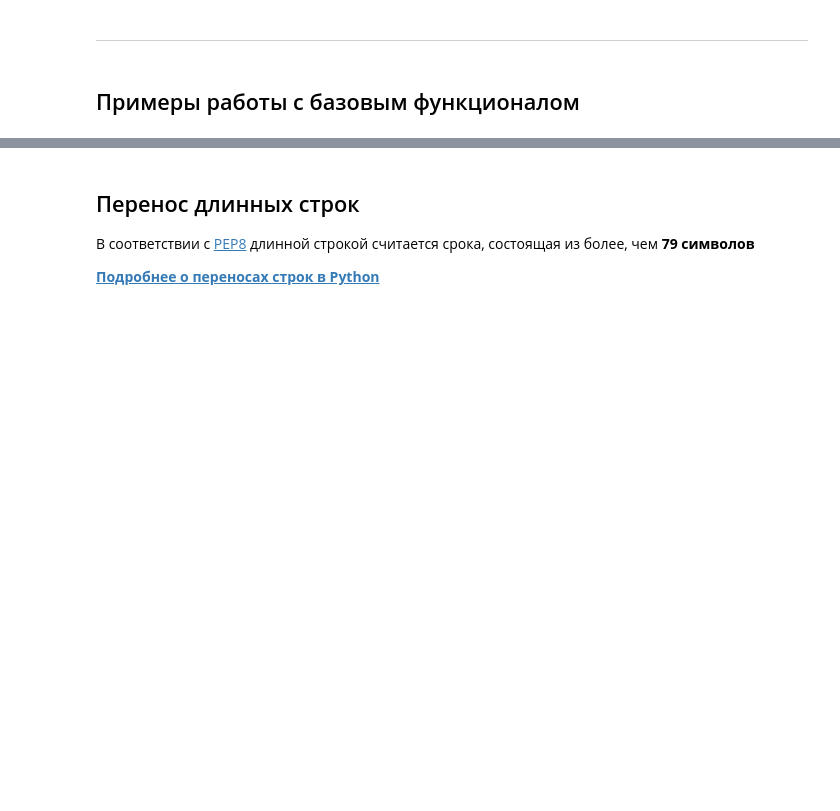
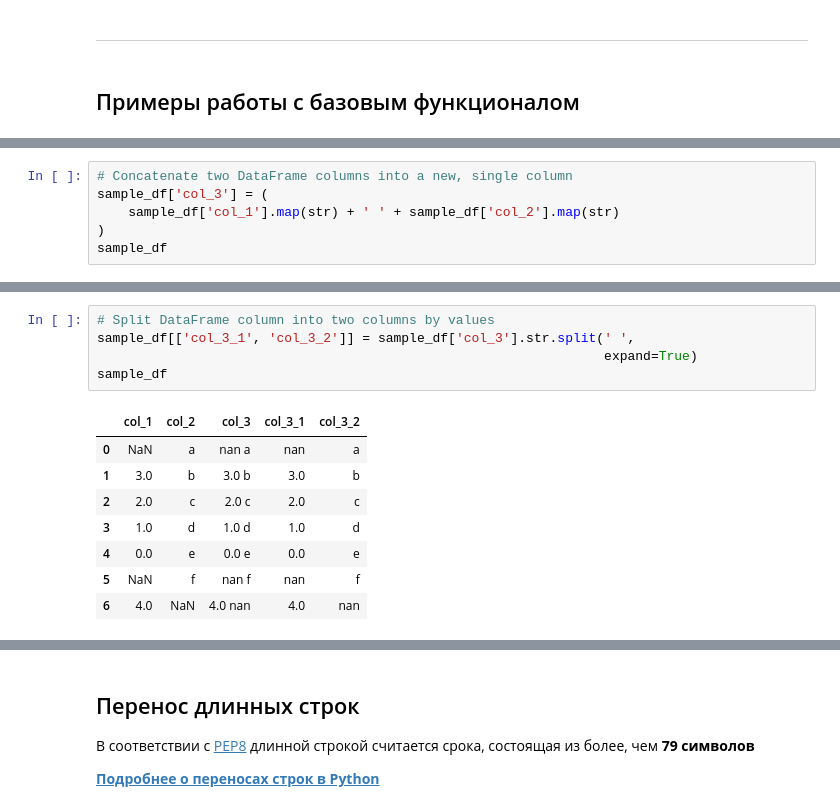
Before and after one commit to okeangel/da_portfolio, a Jupyter notebook: templates/basic.ipynb, the cells around one changed output, grey strips where cells are left out. Cells and saved outputs as stored; diff of their text form; blank space fills up the shorter version.

```diff
--- a/templates/basic.ipynb
+++ b/templates/basic.ipynb
@@ -143,0 +311,6 @@ new_df = sample_df[(sample_df['col_1'] >= 2) | (sample_df['col_2'] == 'c')]
+# %%
+# Concatenate two DataFrame columns into a new, single column
+sample_df['col_3'] = (
+    sample_df['col_1'].map(str) + ' ' + sample_df['col_2'].map(str)
+)
+sample_df
@@ -143,0 +326,14 @@ new_df = sample_df[(sample_df['col_1'] >= 2) | (sample_df['col_2'] == 'c')]
+# %%
+# Split DataFrame column into two columns by values
+sample_df[['col_3_1', 'col_3_2']] = sample_df['col_3'].str.split(' ',
+                                                                 expand=True)
+sample_df
+# %% [output]
+|  | col_1 | col_2 | col_3 | col_3_1 | col_3_2 |
+| 0 | NaN | a | nan a | nan | a |
+| 1 | 3.0 | b | 3.0 b | 3.0 | b |
+| 2 | 2.0 | c | 2.0 c | 2.0 | c |
+| 3 | 1.0 | d | 1.0 d | 1.0 | d |
+| 4 | 0.0 | e | 0.0 e | 0.0 | e |
+| 5 | NaN | f | nan f | nan | f |
+| 6 | 4.0 | NaN | 4.0 nan | 4.0 | nan |
```
Also changed, not shown: parts of 56 cells of this notebook, 3 other files.
